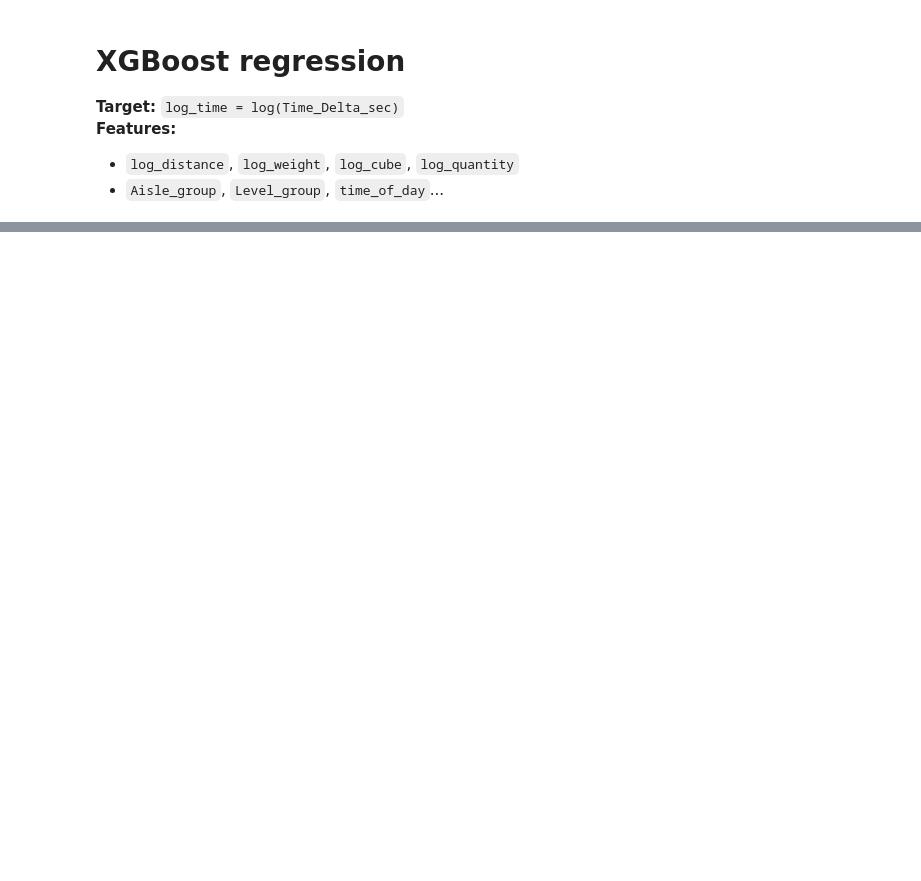
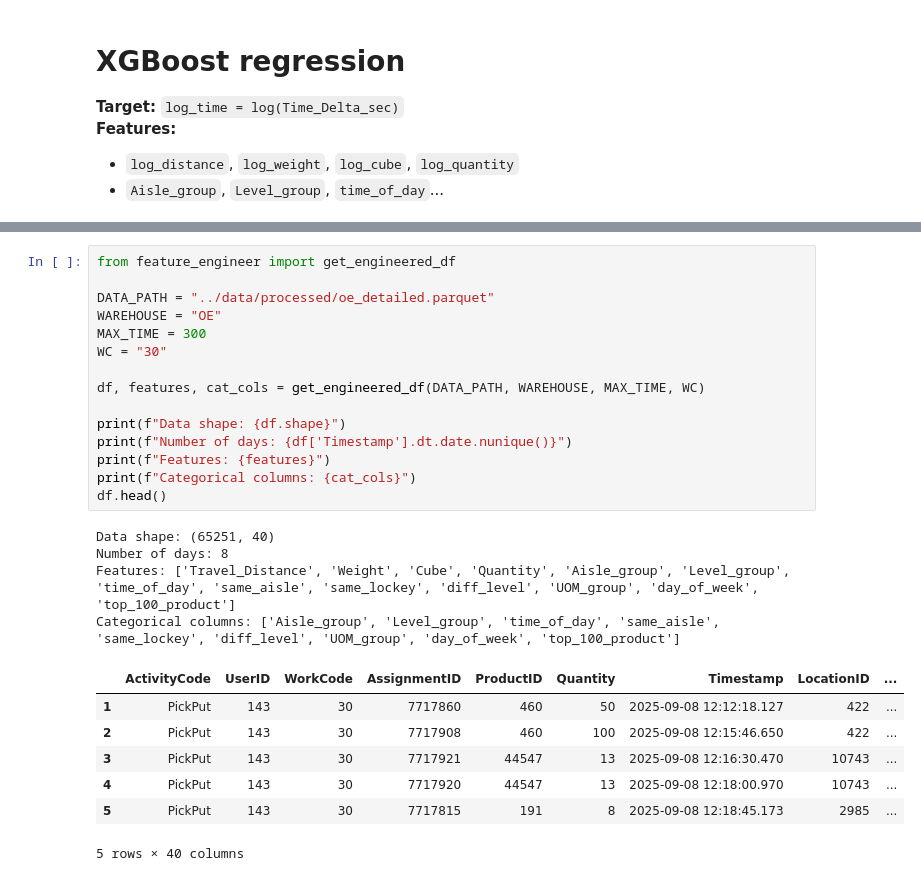
Before and after one commit to JiashenWangg/Lucas_Systems_Capstone_Project, a Jupyter notebook: Model_Jiashen/oe_xgboost.ipynb, the cells around one changed output, grey strips where cells are left out. Saved outputs shown, nothing was run; the diff lists cells and outputs as text; blank space fills up the shorter version.

```diff
--- a/Model_Jiashen/oe_xgboost.ipynb
+++ b/Model_Jiashen/oe_xgboost.ipynb
@@ -169,3 +25,30 @@ Modeling df shape: (61809, 40)
+# %%
+from feature_engineer import get_engineered_df
+
+DATA_PATH = "../data/processed/oe_detailed.parquet"
+WAREHOUSE = "OE"
+MAX_TIME = 300
+WC = "30"
+
+df, features, cat_cols = get_engineered_df(DATA_PATH, WAREHOUSE, MAX_TIME, WC)
+
+print(f"Data shape: {df.shape}")
+print(f"Number of days: {df['Timestamp'].dt.date.nunique()}")
+print(f"Features: {features}")
+print(f"Categorical columns: {cat_cols}")
+df.head()
+# %% [output]
+Data shape: (65251, 40)
+Number of days: 8
+Features: ['Travel_Distance', 'Weight', 'Cube', 'Quantity', 'Aisle_group', 'Level_group', 'time_of_day', 'same_aisle', 'same_lockey', 'diff_level', 'UOM_group', 'day_of_week', 'top_100_product']
+Categorical columns: ['Aisle_group', 'Level_group', 'time_of_day', 'same_aisle', 'same_lockey', 'diff_level', 'UOM_group', 'day_of_week', 'top_100_product']
+|  | ActivityCode | UserID | WorkCode | AssignmentID | ProductID | Quantity | Timestamp | LocationID | ... |
+| 1 | PickPut | 143 | 30 | 7717860 | 460 | 50 | 2025-09-08 12:12:18.127 | 422 | ... |
+| 2 | PickPut | 143 | 30 | 7717908 | 460 | 100 | 2025-09-08 12:15:46.650 | 422 | ... |
+| 3 | PickPut | 143 | 30 | 7717921 | 44547 | 13 | 2025-09-08 12:16:30.470 | 10743 | ... |
+| 4 | PickPut | 143 | 30 | 7717920 | 44547 | 13 | 2025-09-08 12:18:00.970 | 10743 | ... |
+| 5 | PickPut | 143 | 30 | 7717815 | 191 | 8 | 2025-09-08 12:18:45.173 | 2985 | ... |
+5 rows × 40 columns
 # %%
 # Split into train/test (same 80/20 random split)
 train_df, test_df = train_test_split(df, test_size=0.2, random_state=42)
```
Also changed, not shown: parts of 11 cells of this notebook, 7 other files.
